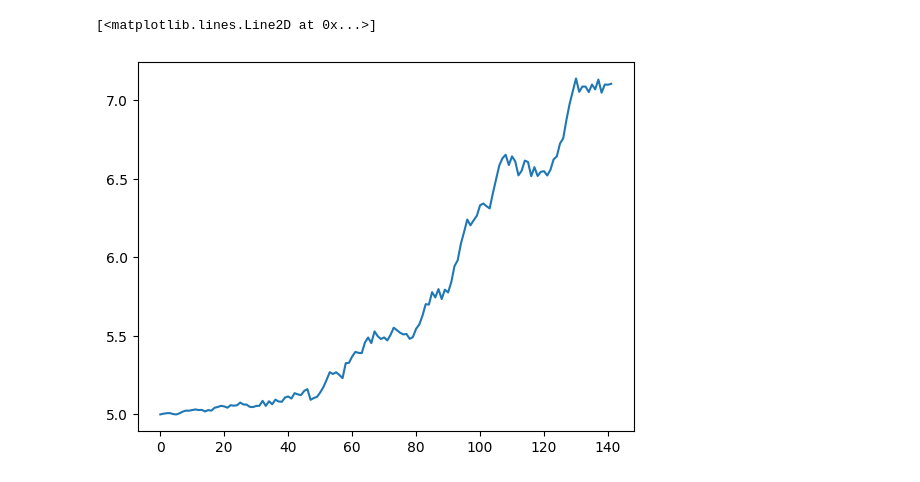
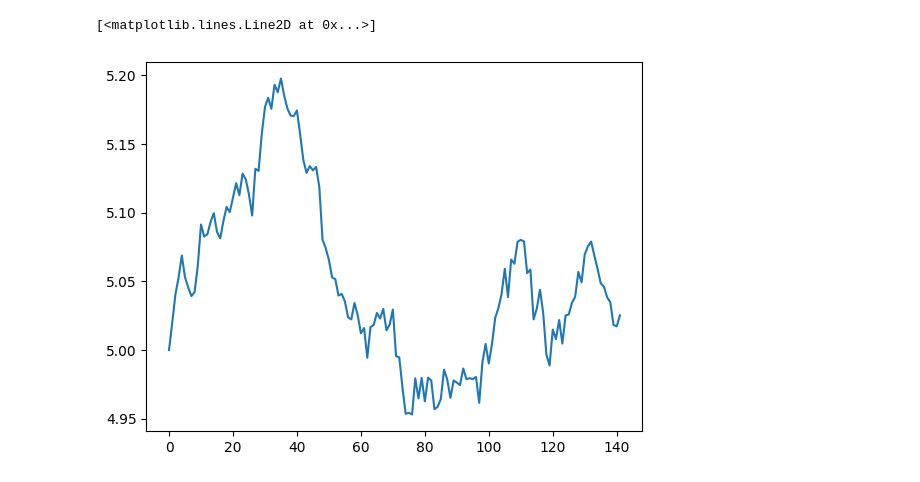
Before and after one commit to Matteus1904/portfolio_opt_regelum, a Jupyter notebook: experiments.ipynb, the cells around one changed output. Drawn from its saved outputs; the diff is of its cells as text; code cells hidden in the pictures.

```diff
--- a/experiments.ipynb
+++ b/experiments.ipynb
@@ -2,4 +2,4 @@
 import pandas as pd
 import matplotlib.pyplot as plt
 # %%
-reread = pd.read_hdf('./regelum_data/outputs/2024-04-01/19-13-03/0/.callbacks/HistoricalDataCallback/observations_actions_it_00050_ep_00003.h5')
+reread = pd.read_hdf('./regelum_data/outputs/2024-04-02/21-20-52/0/.callbacks/HistoricalDataCallback/observations_actions_it_00004_ep_00003.h5')
@@ -22,9 +23,9 @@ reread.iloc[:, 5:]
 # %%
-plt.plot(reread['price_0 [USD]']*reread['volume_0'] +
-         reread['price_1 [USD]']*reread['volume_1']+
-         reread['price_2 [USD]']*reread['volume_2']+
-         reread['price_3 [USD]']*reread['volume_3']+
+plt.plot(reread['current_price_0 [USD]']*reread['current_volume_0'] +
+         reread['current_price_1 [USD]']*reread['current_volume_1']+
+         reread['current_price_2 [USD]']*reread['current_volume_2']+
+         reread['current_price_3 [USD]']*reread['current_volume_3']+
          reread['cash [USD]'])
 # %% [output]
 [<matplotlib.lines.Line2D at 0x...>]
-[figure, old version]
+[figure, new version]
```
Also changed, not shown: parts of 2 cells of this notebook, 12 other files.
